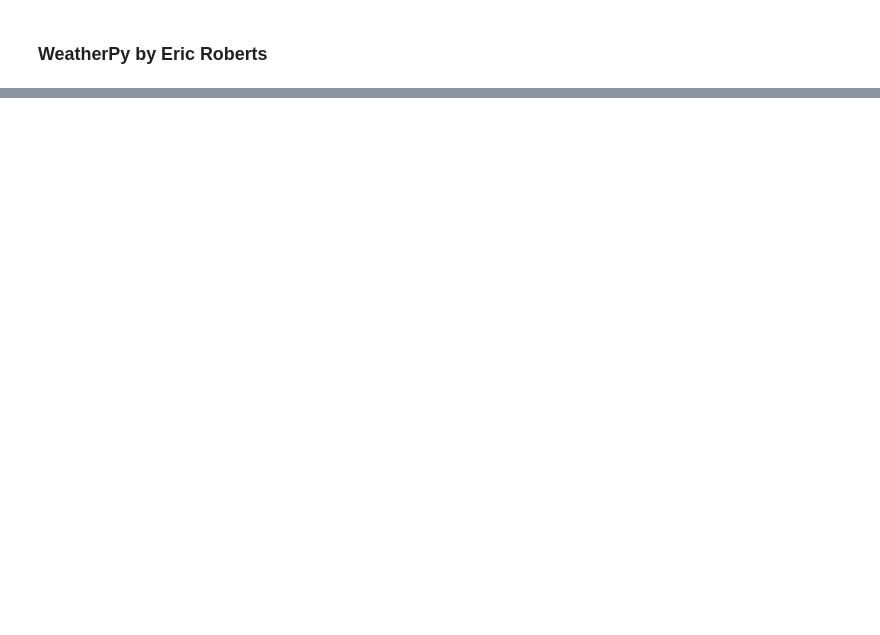
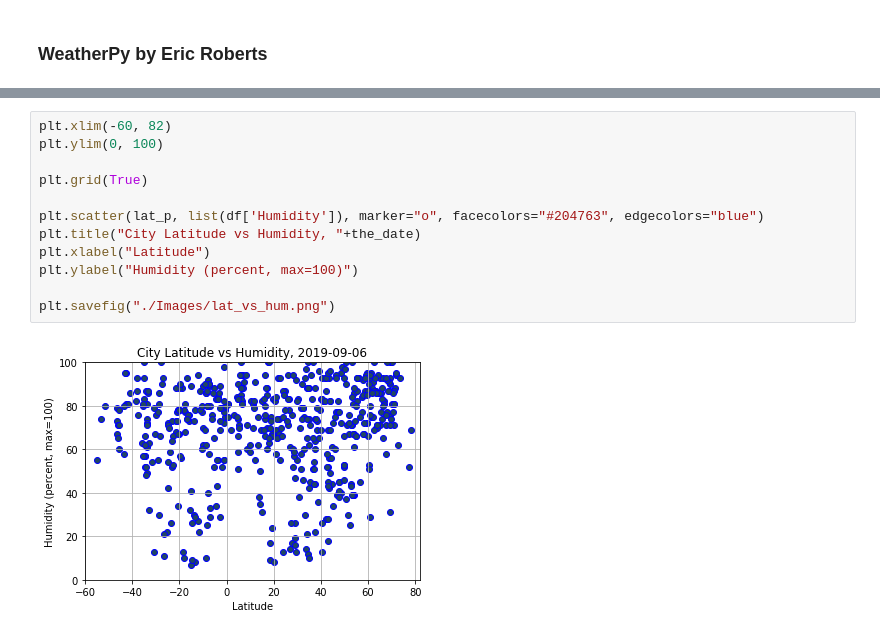
Before and after one commit to projekt888/python-api-challenge, a Jupyter notebook: WeatherPy/weather.ipynb, the cells around one changed output, grey strips where cells are left out. Drawn from its saved outputs; the diff is of its cells as text; blank space fills up the shorter version.

```diff
--- a/WeatherPy/weather.ipynb
+++ b/WeatherPy/weather.ipynb
@@ -130,0 +144,14 @@ df.head(40)
+# %%
+plt.xlim(-60, 82)
+plt.ylim(0, 100)
+
+plt.grid(True)
+
+plt.scatter(lat_p, list(df['Humidity']), marker="o", facecolors="#204763", edgecolors="blue")
+plt.title("City Latitude vs Humidity, "+the_date)
+plt.xlabel("Latitude")
+plt.ylabel("Humidity (percent, max=100)")
+
+plt.savefig("./Images/lat_vs_hum.png")
+# %% [output]
+[figure, added]
```
Also changed, not shown: parts of 8 cells of this notebook, 5 other files.
